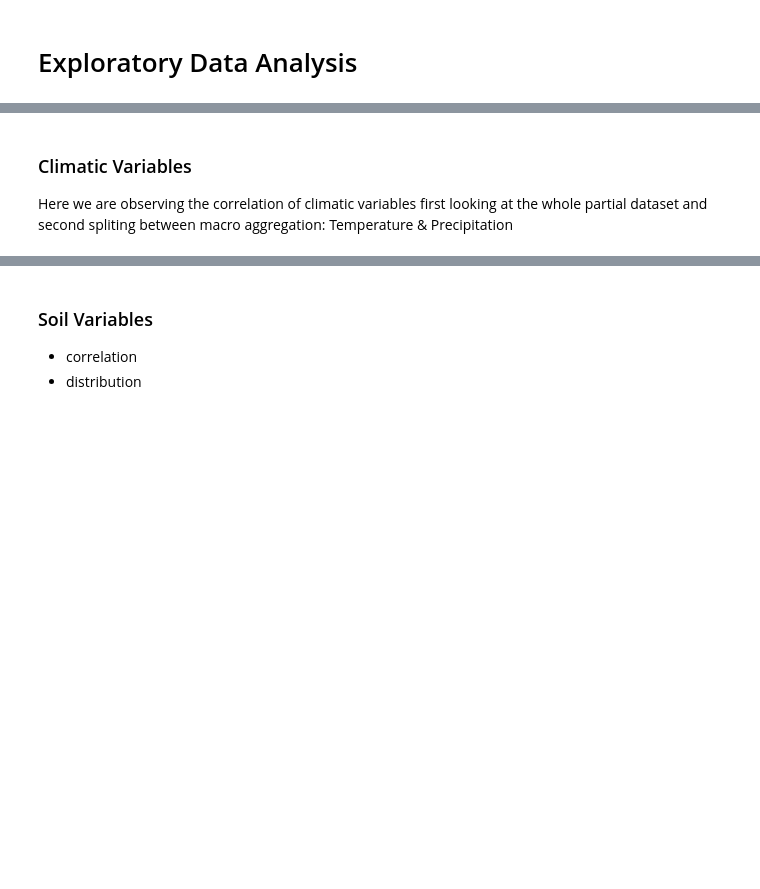
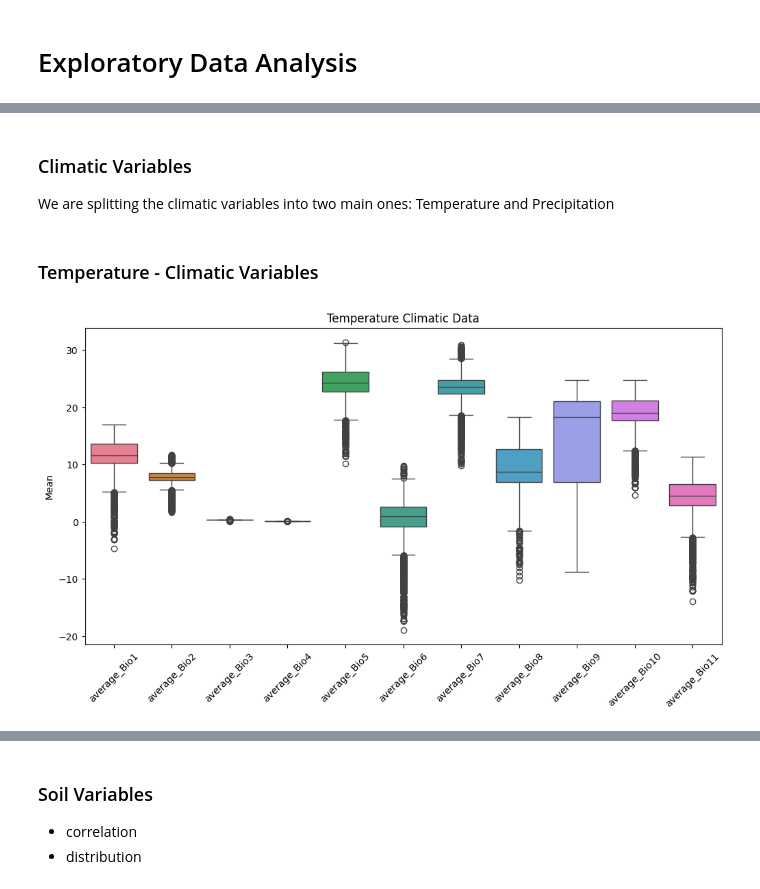
Before and after one commit to emanuel-gf/PlantNet-Species-ML-Project, a Jupyter notebook: milestone_1_emanuel.ipynb, the cells around one changed output, grey strips where cells are left out. Drawn from its saved outputs; the diff is of its cells as text; code cells hidden in the pictures; blank space fills up the shorter version.

```diff
--- a/milestone_1_emanuel.ipynb
+++ b/milestone_1_emanuel.ipynb
@@ -205,4 +326,26 @@ Okay we observe likley correlta within the major dataset s bllabllba
 # %% [markdown]
 ### Climatic Variables
 
-Here we are observing the correlation of climatic variables first looking at the whole partial dataset and second spliting between macro aggregation: Temperature & Precipitation
+We are splitting the climatic variables into two main ones: Temperature and Precipitation
+# %%
+temp_cols = ['average_Bio1', 'average_Bio2', 'average_Bio3', 'average_Bio4',
+       'average_Bio5', 'average_Bio6', 'average_Bio7', 'average_Bio8',
+       'average_Bio9', 'average_Bio10', 'average_Bio11']
+precp_cols = ['average_Bio12',
+       'average_Bio13', 'average_Bio14', 'average_Bio15', 'average_Bio16',
+       'average_Bio17', 'average_Bio18', 'average_Bio19']
+
+climatic_variables = ['average_Bio1', 'average_Bio2', 'average_Bio3', 'average_Bio4',
+       'average_Bio5', 'average_Bio6', 'average_Bio7', 'average_Bio8',
+       'average_Bio9', 'average_Bio10', 'average_Bio11', 'average_Bio12',
+       'average_Bio13', 'average_Bio14', 'average_Bio15', 'average_Bio16',
+       'average_Bio17', 'average_Bio18', 'average_Bio19']
+# %%
+## We need to scale and offset the climatic variables
+## All climatic variables need to be scale.
+scale = 0.1
+offset_vector= (-273.15,0,0,0,-273.15,-273.15,0,-273.15,-273.15,-273.15,-273.15,0,0,0,0,0,0,0,0)
+
+X[climatic_variables] = X[climatic_variables]*0.1 + offset_vector
+# %% [markdown]
+### Temperature - Climatic Variables
@@ -208,0 +358,12 @@ Here we are observing the correlation of climatic variables first looking at the
+# %%
+## Divide per 100
+X["average_Bio4"] = X["average_Bio4"]/100
+
+plt.figure(figsize=(12,6))
+sns.boxplot(data=X[temp_cols])
+plt.xticks(rotation=45)
+plt.title('Temperature Climatic Data')
+plt.ylabel('Mean')
+plt.show()
+# %% [output]
+[figure, added]
```
Also changed, not shown: parts of 36 cells of this notebook.
